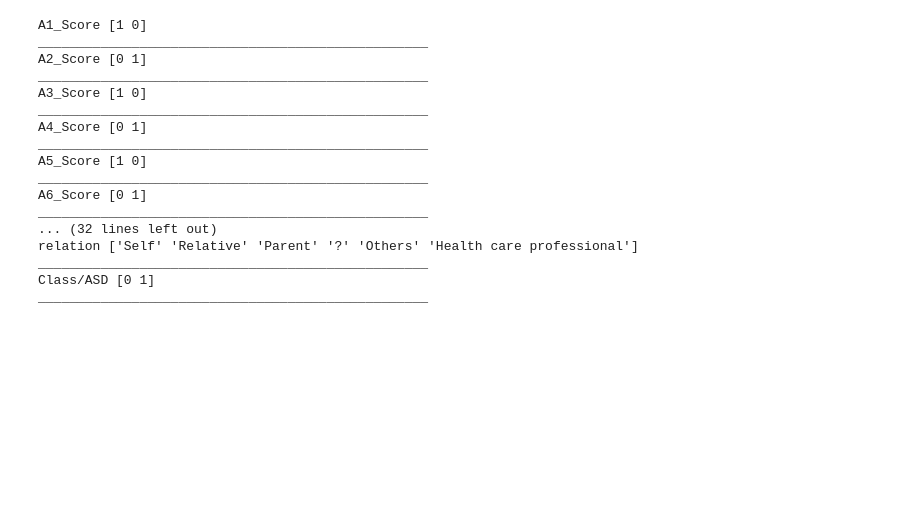
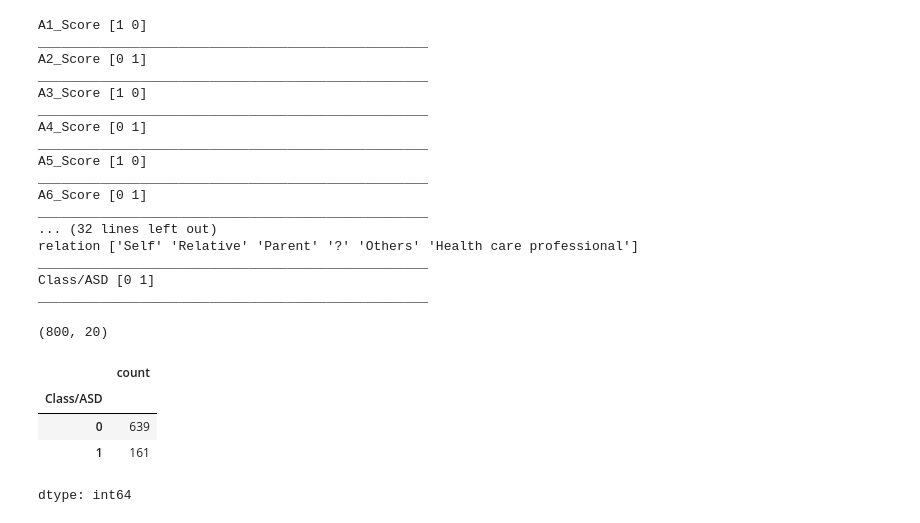
Before and after one commit to SRARNAB7/HDS_5320_Group_Project, a Jupyter notebook: Autism_Prediction.ipynb, the cells around one changed output. Saved outputs shown, nothing was run; the diff lists cells and outputs as text; code cells hidden in the pictures; blank space fills up the shorter version.

```diff
--- a/Autism_Prediction.ipynb
+++ b/Autism_Prediction.ipynb
@@ -94,0 +98,4 @@ __________________________________________________
+# %%
+df.shape
+# %% [output]
+(800, 20)
@@ -94,0 +114,9 @@ __________________________________________________
+# %%
+#Target Class Distribution
+df["Class/ASD"].value_counts()
+# %% [output]
+|  | count |
+| Class/ASD |  |
+| 0 | 639 |
+| 1 | 161 |
+dtype: int64
```
Also changed, not shown: parts of 6 cells of this notebook.
